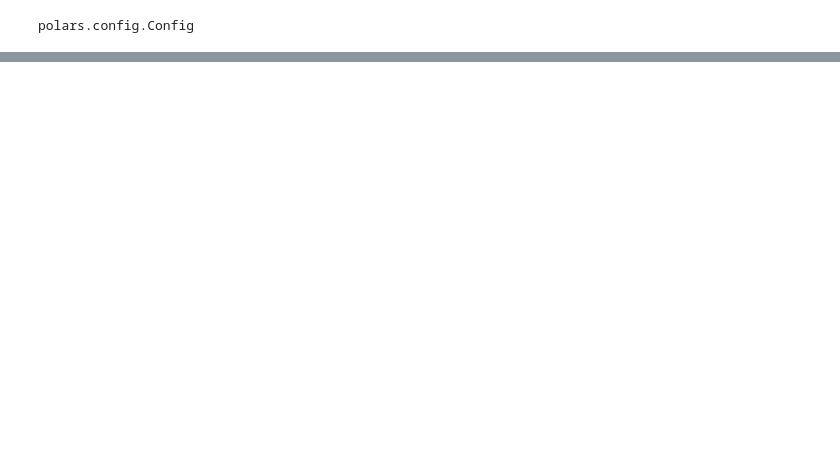
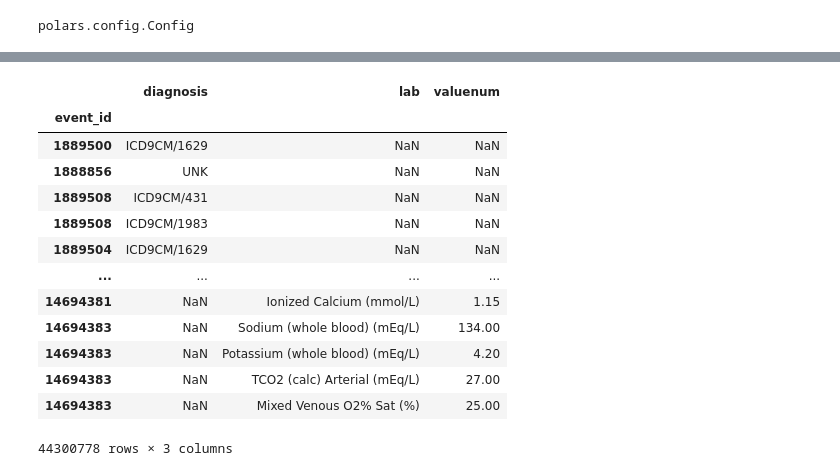
Before and after one commit to justin13601/ACES, a Jupyter notebook: load_data.ipynb, the cells around one changed output, grey strips where cells are left out. Cells and saved outputs as stored; diff of their text form; code cells hidden in the pictures; blank space fills up the shorter version.

```diff
--- a/load_data.ipynb
+++ b/load_data.ipynb
@@ -17,3 +31,6 @@ events_df.compute().shape
 dynamic_measurements_df = dd.read_parquet('MIMIC_ESD_new_schema_08-31-23-1/dynamic_measurements_df.parquet')
 # %%
 sub_dynamic_measurements_df = dynamic_measurements_df[['event_id', 'diagnosis', 'lab', 'valuenum']]
+sub_dynamic_measurements_df = sub_dynamic_measurements_df.compute()
+# %%
+sub_dynamic_measurements_df = sub_dynamic_measurements_df.set_index('event_id')
@@ -20,3 +39,20 @@ sub_dynamic_measurements_df = dynamic_measurements_df[['event_id', 'diagnosis',
+# %%
+sub_dynamic_measurements_df
+# %% [output]
+|  | diagnosis | lab | valuenum |
+| event_id |  |  |  |
+| 1889500 | ICD9CM/1629 | NaN | NaN |
+| 1888856 | UNK | NaN | NaN |
+| 1889508 | ICD9CM/431 | NaN | NaN |
+| 1889508 | ICD9CM/1983 | NaN | NaN |
+| 1889504 | ICD9CM/1629 | NaN | NaN |
+| ... | ... | ... | ... |
+| 14694381 | NaN | Ionized Calcium (mmol/L) | 1.15 |
+| 14694383 | NaN | Sodium (whole blood) (mEq/L) | 134.00 |
+| 14694383 | NaN | Potassium (whole blood) (mEq/L) | 4.20 |
+| 14694383 | NaN | TCO2 (calc) Arterial (mEq/L) | 27.00 |
+| 14694383 | NaN | Mixed Venous O2% Sat (%) | 25.00 |
+44300778 rows × 3 columns
 # %%
 df_result = events_df.merge(sub_dynamic_measurements_df, how='left', on='event_id')
 # %%
```
Also changed, not shown: parts of 9 cells of this notebook.
